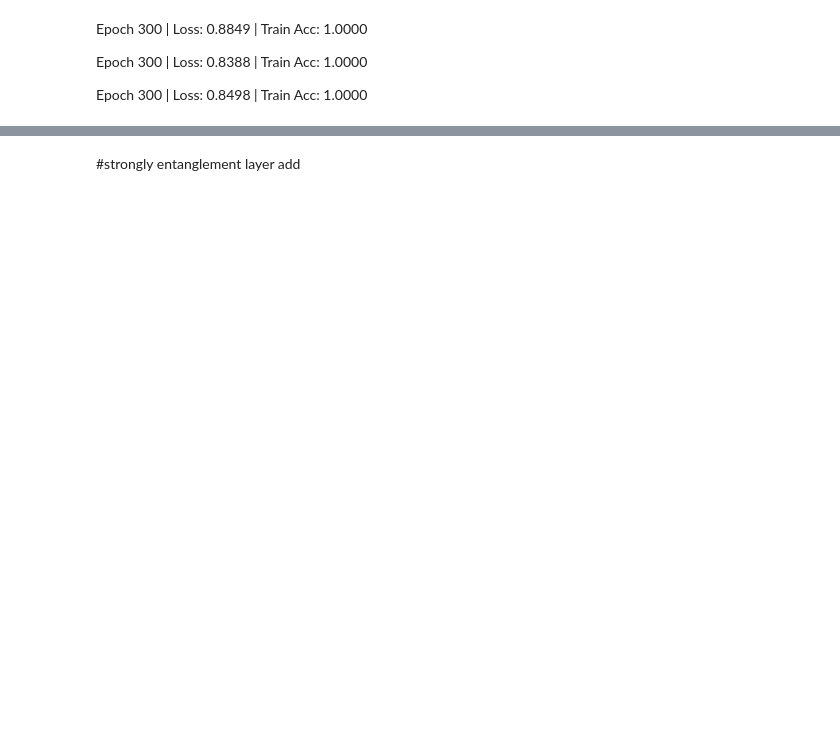
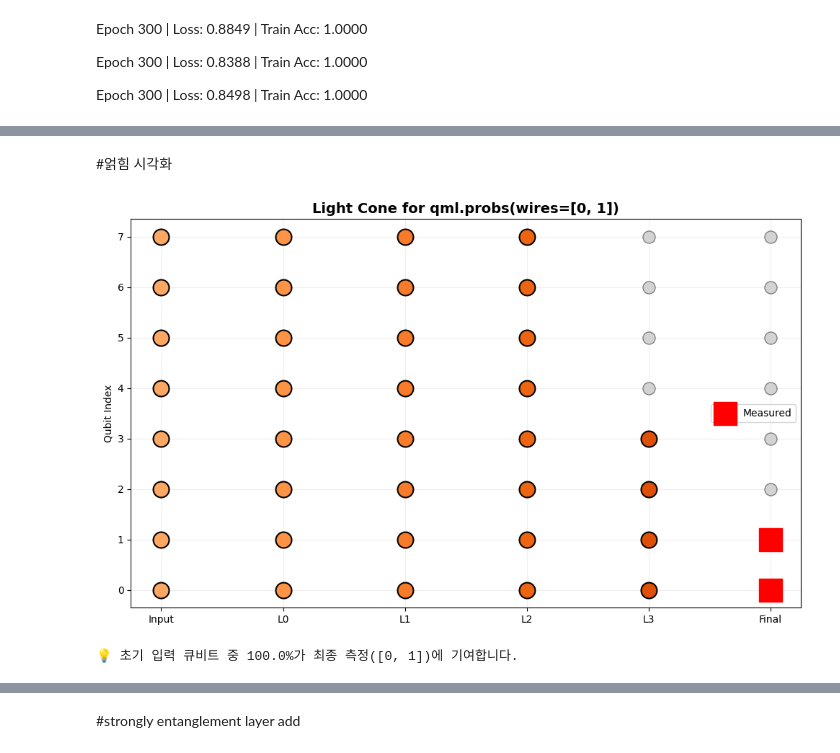
Before and after one commit to guk4979/qml_competition, a Jupyter notebook: 9245/baseline_251215.ipynb, the cells around one changed output, grey strips where cells are left out. Drawn from its saved outputs; the diff is of its cells as text; code cells hidden in the pictures; blank space fills up the shorter version.

```diff
--- a/9245/baseline_251215.ipynb
+++ b/9245/baseline_251215.ipynb
@@ -727,0 +865,75 @@ def Quantum_block2(params):
+# %% [markdown]
+#얽힘 시각화
+# %%
+import matplotlib.pyplot as plt
+import numpy as np
+
+def visualize_custom_light_cone(n_qubits, n_layers, measure_qubits):
+    fig, ax = plt.subplots(figsize=(12, 7))
+
+    # 1. 그리드 초기화 (모든 큐비트 지점)
+    for layer in range(n_layers + 2): # StatePrep(L0) + Layers + Final Meas
+        for qubit in range(n_qubits):
+            ax.scatter(layer, qubit, s=150, c='lightgray', zorder=2, edgecolors='gray')
+
+    # 2. 역방향 빛의 원추(Backward Light Cone) 계산
+    # influenced[layer] = {해당 레이어에서 측정에 영향을 주는 큐비트들}
+    influenced = {n_layers + 1: set(measure_qubits)}
+
+    # 마지막 Rot & CNOT 블록 (코드 하단의 i, (i+1)%4 등 반영)
+    current_layer = n_layers + 1
+    prev_layer = n_layers
+    influenced[prev_layer] = set(influenced[current_layer])
+
+    # 마지막 부분의 CNOT들 역추적 (i+2 % 4, i+1 % 4)
+    for q in list(influenced[prev_layer]):
+        # qml.CNOT(wires=[i, (i + 2) % 4]) 역추적
+        for i in range(4):
+            target = (i + 2) % 4
+            if q == target: influenced[prev_layer].add(i)
+            if q == i: influenced[prev_layer].add(target)
+        # qml.CNOT(wires=[i, (i + 1) % 4]) 역추적
+        for i in range(4):
+            target = (i + 1) % 4
+            if q == target: influenced[prev_layer].add(i)
+            if q == i: influenced[prev_layer].add(target)
+
+    # 중간 반복 레이어 (Quantum_block2의 루프) 역추적
+    for l_idx in range(n_layers - 1, -1, -1):
+        influenced[l_idx] = set(influenced[l_idx + 1])
+        for q in list(influenced[l_idx + 1]):
+            # qml.CNOT(wires=[i, (i + layer + 1) % n_qubits])
+            step = l_idx + 1
+            for i in range(n_qubits):
+                target = (i + step) % n_qubits
+                if q == target: influenced[l_idx].add(i)
+                if q == i: influenced[l_idx].add(target)
+
+    # 3. 시각화 (영향을 받는 큐비트 색칠)
+    colors = plt.cm.Oranges(np.linspace(0.4, 0.8, n_layers + 2))
+    for layer, qubits in influenced.items():
+        for q in qubits:
+            ax.scatter(layer, q, s=250, c=[colors[layer]],
+                       zorder=3, edgecolors='black', linewidths=1.5)
+
+    # 측정 위치 표시 (wires=[0, 1])
+    for mq in measure_qubits:
+        ax.scatter(n_layers + 1, mq, s=500, c='red', marker='s', zorder=4, label='Measured' if mq==0 else "")
+
+    # 레이블링
+    ax.set_xticks(range(n_layers + 2))
+    ax.set_xticklabels(['Input'] + [f'L{i}' for i in range(n_layers)] + ['Final'])
+    ax.set_ylabel("Qubit Index")
+    ax.set_title(f"Light Cone for qml.probs(wires={measure_qubits})", fontsize=14, fontweight='bold')
+    ax.grid(True, alpha=0.2)
+    plt.legend()
+    plt.show()
+
+    coverage = len(influenced[0]) / n_qubits * 100
+    print(f"💡 초기 입력 큐비트 중 {coverage:.1f}%가 최종 측정({measure_qubits})에 기여합니다.")
+
+# 실행 (n_qubits=8, layers=4(params 기준))
+visualize_custom_light_cone(n_qubits=8, n_layers=4, measure_qubits=[0, 1])
+# %% [output]
+[figure, added]
+💡 초기 입력 큐비트 중 100.0%가 최종 측정([0, 1])에 기여합니다.
```
Also changed, not shown: parts of 23 cells of this notebook.
